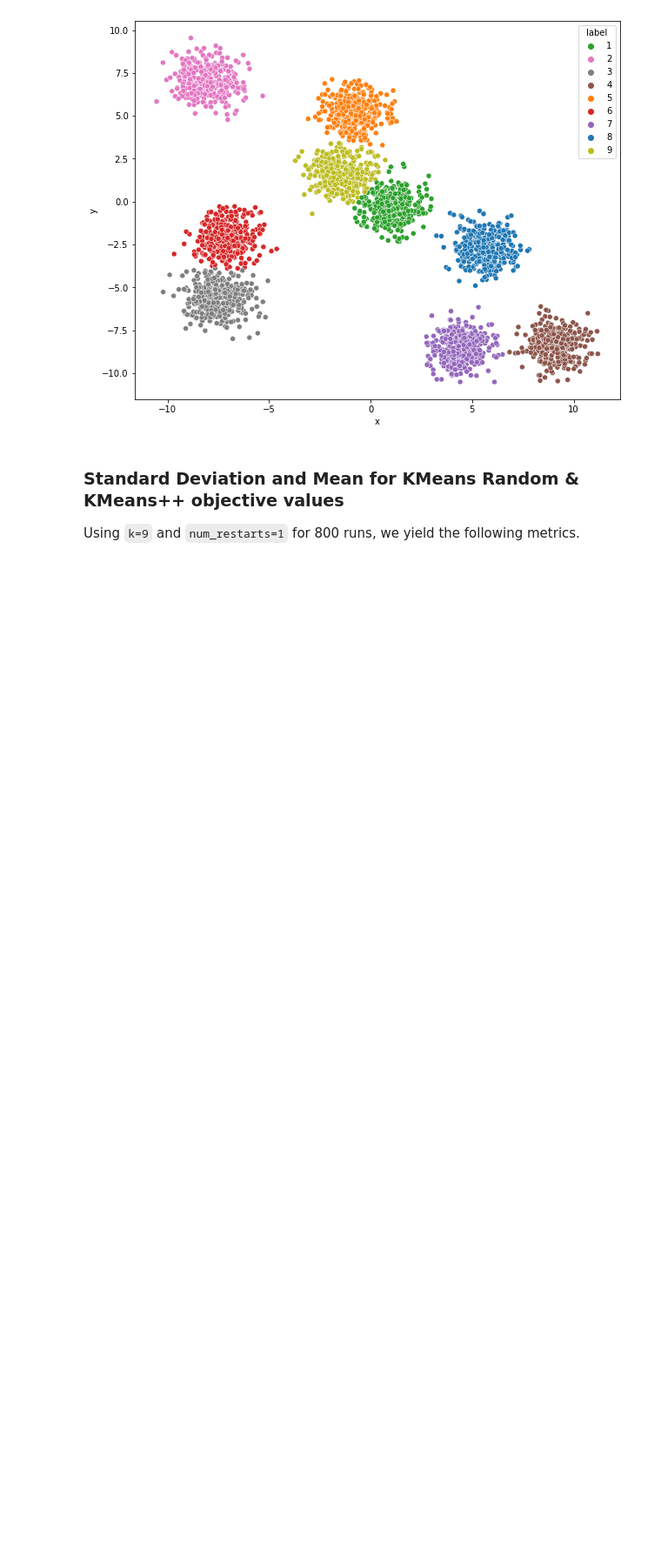
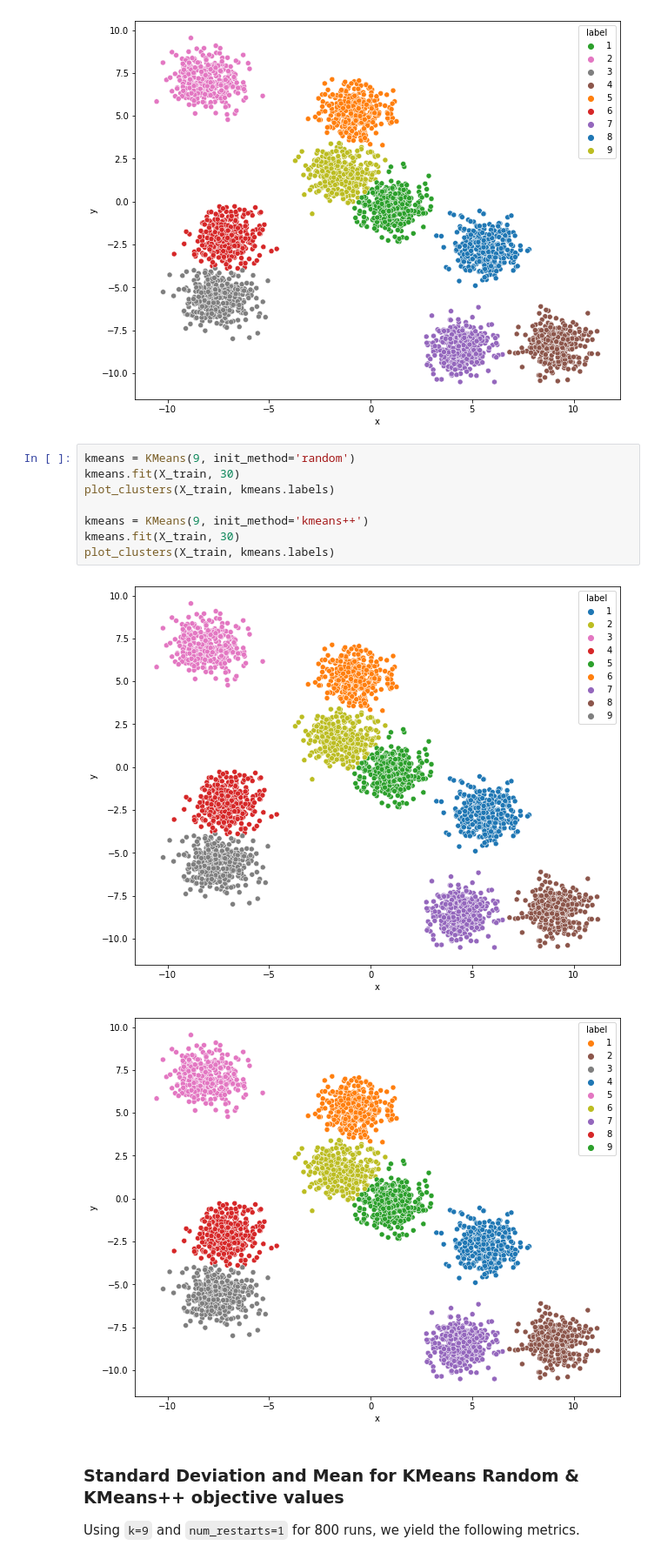
Before and after one commit to VangelisTsiatouras/machine-learning-msc, a Jupyter notebook: kmeans_svm/kmeans.ipynb, the cells around one changed output. Shown at 87% size. Cells and saved outputs as stored; diff of their text form; blank space fills up the shorter version.

Commit message:
[feat]: added section for number of iterations = 30 at kmeans notebook

```diff
--- a/kmeans_svm/kmeans.ipynb
+++ b/kmeans_svm/kmeans.ipynb
@@ -218,6 +218,17 @@ plot_clusters(X_train, kmeans.labels)
 # %% [output]
 [figure]
 [figure]
+# %%
+kmeans = KMeans(9, init_method='random')
+kmeans.fit(X_train, 30)
+plot_clusters(X_train, kmeans.labels)
+
+kmeans = KMeans(9, init_method='kmeans++')
+kmeans.fit(X_train, 30)
+plot_clusters(X_train, kmeans.labels)
+# %% [output]
+[figure, added]
+[figure, added]
 # %% [markdown]
 ### Standard Deviation and Mean for KMeans Random & KMeans++ objective values
 
```
